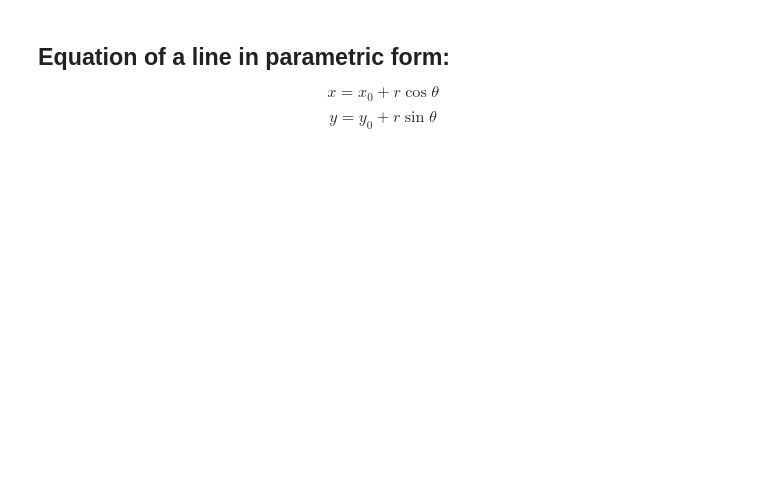
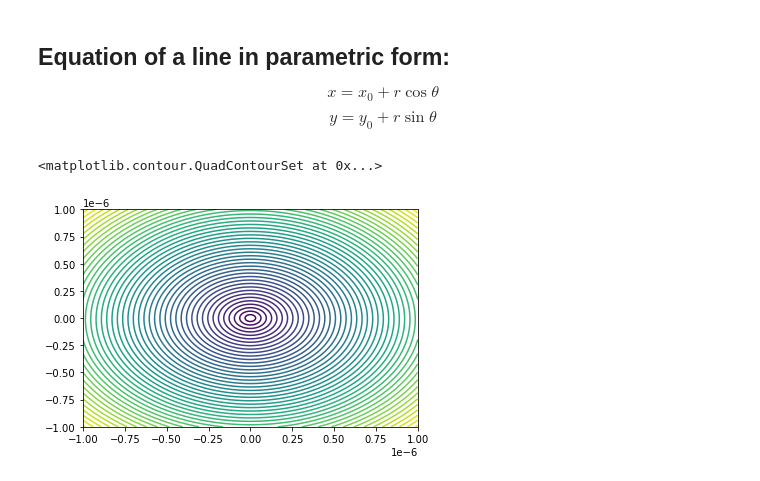
Before and after one commit to aravindhshankar/KondoVHS, a Jupyter notebook: BrilluoinZone.ipynb, the cells around one changed output. Drawn from its saved outputs; the diff is of its cells as text; code cells hidden in the pictures; blank space fills up the shorter version.

```diff
--- a/BrilluoinZone.ipynb
+++ b/BrilluoinZone.ipynb
@@ -57,3 +66,12 @@ plt.plot(l2x,l2y)
 ## Equation of a line in parametric form:
 $$ x = x_0 + r \cos\theta $$
 $$ y = y_0 + r \sin\theta $$
+# %%
+X = np.linspace(-0.000001,0.000001,200)
+Y = np.linspace(-0.000001,0.000001,200)
+X,Y,Z = data_for_contours(theta,X=X,Y=Y)
+plt.contour(X,Y,Z,levels = 50)
+plt.contour(X,Y,Z,levels = [0,1e-7])
+# %% [output]
+<matplotlib.contour.QuadContourSet at 0x...>
+[figure, added]
```
Also changed, not shown: parts of 4 cells of this notebook, 1 other file.
